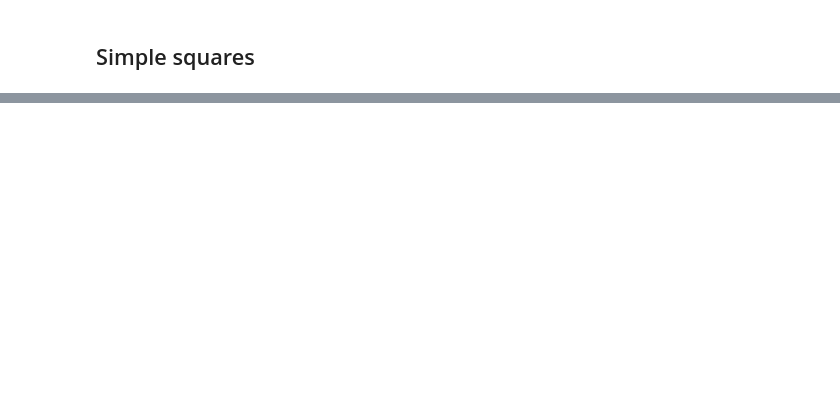
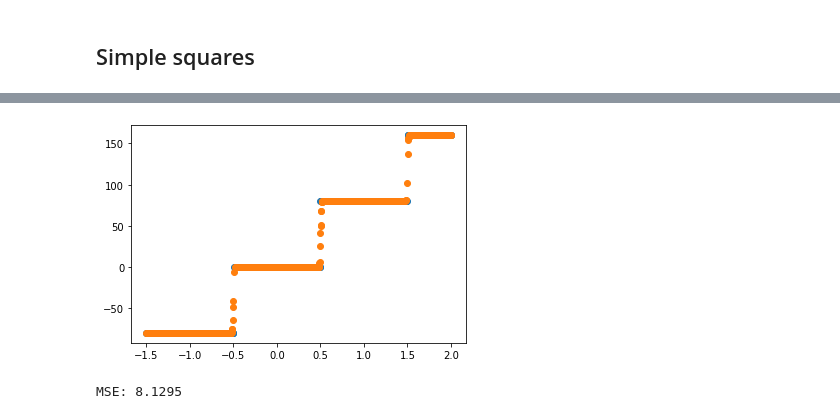
Before and after one commit to niegrzybkowski/mio2022, a Jupyter notebook: LAB1_1.ipynb, the cells around one changed output, grey strips where cells are left out. Saved outputs shown, nothing was run; the diff lists cells and outputs as text; code cells hidden in the pictures; blank space fills up the shorter version.

```diff
--- a/LAB1_1.ipynb
+++ b/LAB1_1.ipynb
@@ -107,0 +118,35 @@ array([[ -9.4348462 ],
+# %%
+nn = NN(input_shape=x.shape)
+hidden = nn.add_new_zero_layer(5)
+output = nn.add_new_zero_layer(1, activation=lin_act)
+# %%
+from dataclasses import dataclass
+@dataclass
+class Step:
+    intensity: float
+    position: float
+    @property
+    def bias(self):
+        return - self.intensity * self.position
+    @property
+    def weight(self):
+        return self.intensity
+# %%
+step1 = Step(250, -0.5)
+step2 = Step(250, 0.5)
+step3 = Step(250, 1.5)
+
+hidden.weights = np.array([[step1.weight, step2.weight, step3.weight, 0., 0.]])
+hidden.bias = np.array([[step1.bias, step2.bias, step3.bias, 0., 0.]])
+
+output.weights = np.array([[80.],[80.],[80.],[0.],[0.]])
+output.bias = np.array([[-80]])
+
+
+plt.scatter(x, y)
+plt.scatter(x, nn.apply(x))
+plt.show()
+print(f"MSE: {MSE(nn.apply(x), y):.5}")
+# %% [output]
+[figure, added]
+MSE: 8.1295
```
Also changed, not shown: parts of 14 cells of this notebook.
